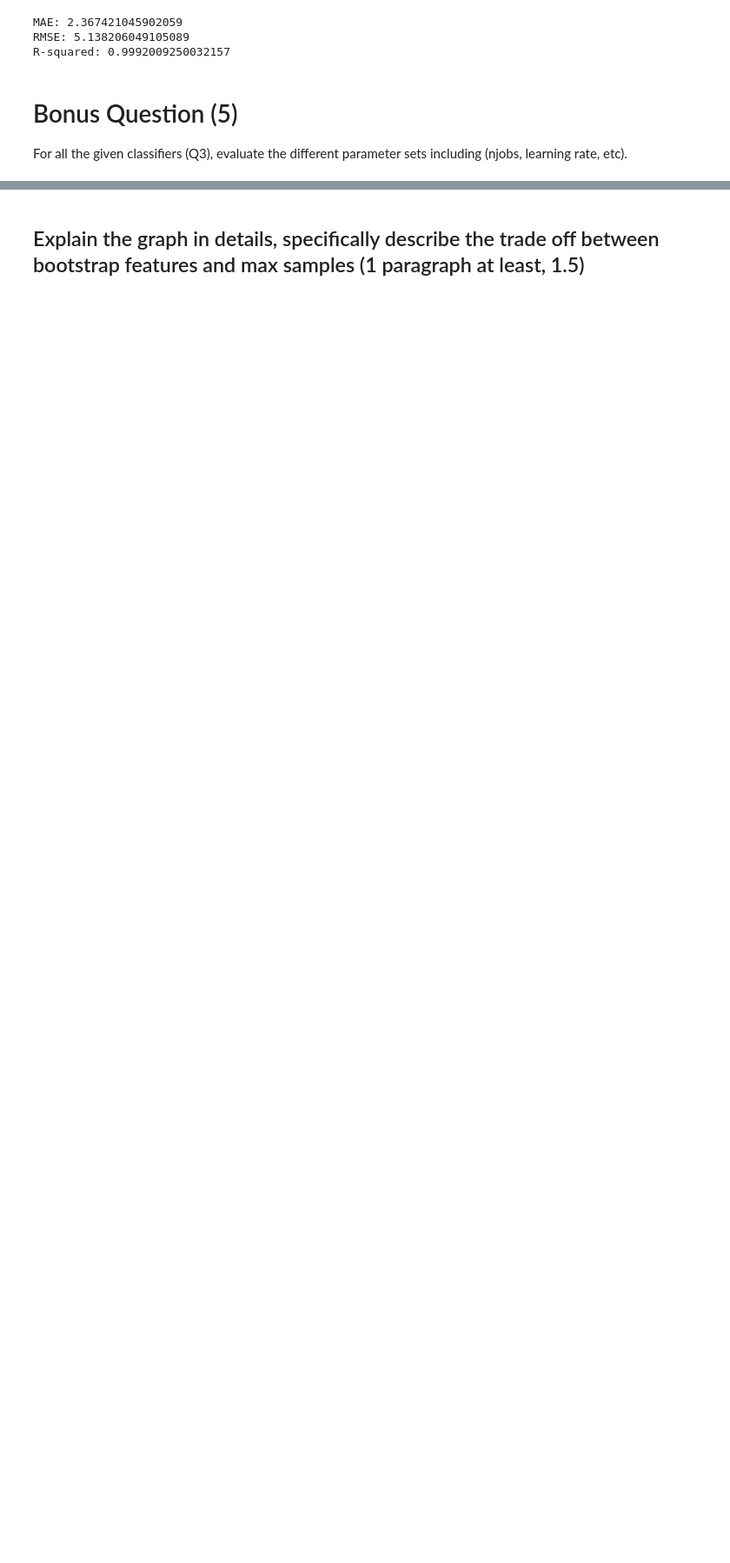
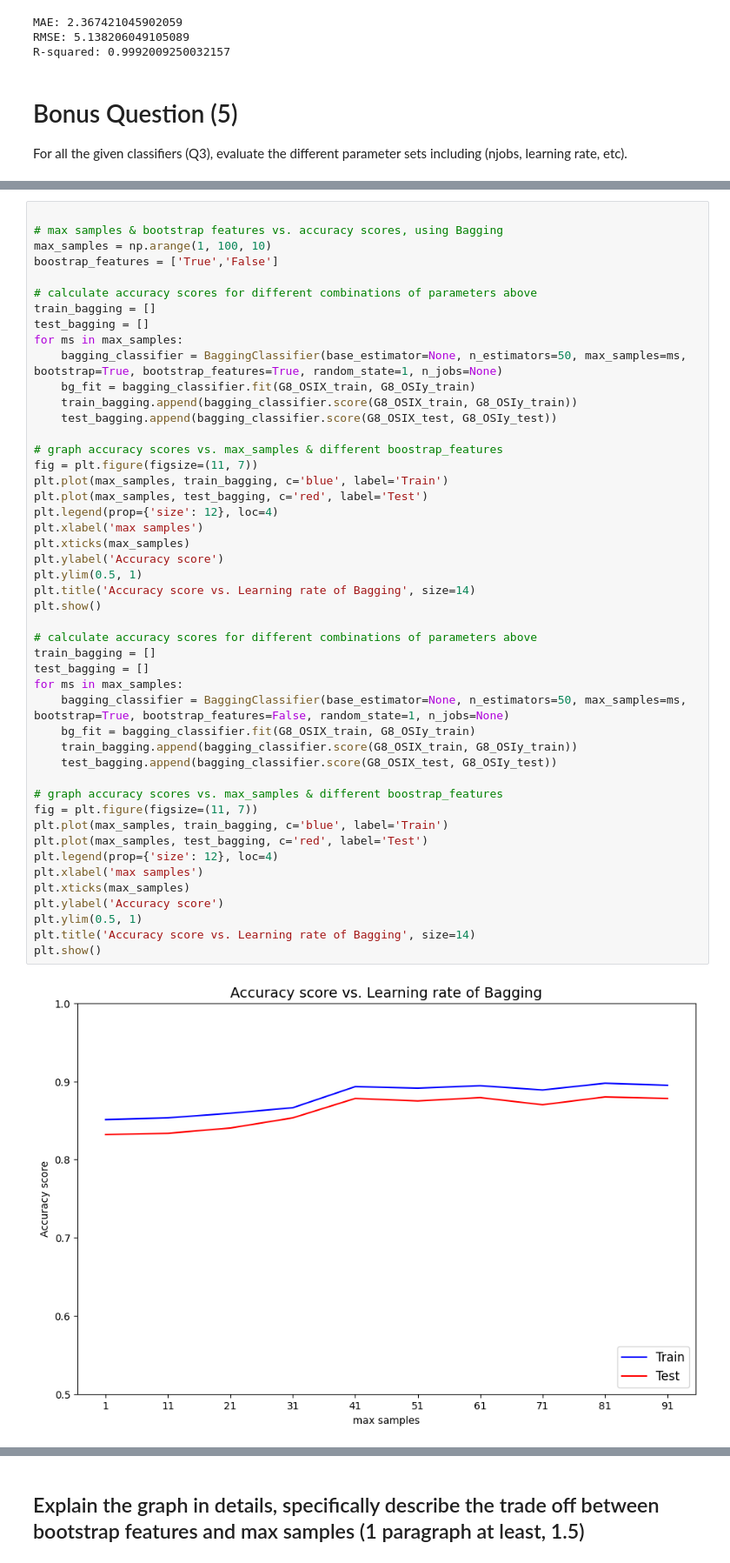
Before and after one commit to GeorgetownAnlytics/Wine-Quality-Prediction, a Jupyter notebook: Assignment1/Assignment 1_Group8_Final.ipynb, the cells around one changed output, grey strips where cells are left out. Shown at 87% size. Cells and saved outputs as stored; diff of their text form; blank space fills up the shorter version.

```diff
--- a/Assignment1/Assignment 1_Group8_updated.ipynb
+++ b/Assignment1/Assignment 1_Group8_Final.ipynb
@@ -837,0 +924,49 @@ For all the given classifiers (Q3), evaluate the different parameter sets includ
+# %%
+
+# max samples & bootstrap features vs. accuracy scores, using Bagging
+max_samples = np.arange(1, 100, 10)
+boostrap_features = ['True','False']
+
+# calculate accuracy scores for different combinations of parameters above
+train_bagging = []
+test_bagging = []
+for ms in max_samples:
+    bagging_classifier = BaggingClassifier(base_estimator=None, n_estimators=50, max_samples=ms, bootstrap=True, bootstrap_features=True, random_state=1, n_jobs=None)
+    bg_fit = bagging_classifier.fit(G8_OSIX_train, G8_OSIy_train)
+    train_bagging.append(bagging_classifier.score(G8_OSIX_train, G8_OSIy_train))
+    test_bagging.append(bagging_classifier.score(G8_OSIX_test, G8_OSIy_test))
+
+# graph accuracy scores vs. max_samples & different boostrap_features
+fig = plt.figure(figsize=(11, 7))
+plt.plot(max_samples, train_bagging, c='blue', label='Train')
+plt.plot(max_samples, test_bagging, c='red', label='Test')
+plt.legend(prop={'size': 12}, loc=4)
+plt.xlabel('max samples')
+plt.xticks(max_samples)
+plt.ylabel('Accuracy score')
+plt.ylim(0.5, 1)
+plt.title('Accuracy score vs. Learning rate of Bagging', size=14)
+plt.show()
+
+# calculate accuracy scores for different combinations of parameters above
+train_bagging = []
+test_bagging = []
+for ms in max_samples:
+    bagging_classifier = BaggingClassifier(base_estimator=None, n_estimators=50, max_samples=ms, bootstrap=True, bootstrap_features=False, random_state=1, n_jobs=None)
+    bg_fit = bagging_classifier.fit(G8_OSIX_train, G8_OSIy_train)
+    train_bagging.append(bagging_classifier.score(G8_OSIX_train, G8_OSIy_train))
+    test_bagging.append(bagging_classifier.score(G8_OSIX_test, G8_OSIy_test))
+
+# graph accuracy scores vs. max_samples & different boostrap_features
+fig = plt.figure(figsize=(11, 7))
+plt.plot(max_samples, train_bagging, c='blue', label='Train')
+plt.plot(max_samples, test_bagging, c='red', label='Test')
+plt.legend(prop={'size': 12}, loc=4)
+plt.xlabel('max samples')
+plt.xticks(max_samples)
+plt.ylabel('Accuracy score')
+plt.ylim(0.5, 1)
+plt.title('Accuracy score vs. Learning rate of Bagging', size=14)
+plt.show()
+# %% [output]
+[figure, added]
```
Also changed, not shown: parts of 9 cells of this notebook, 1 other file.
